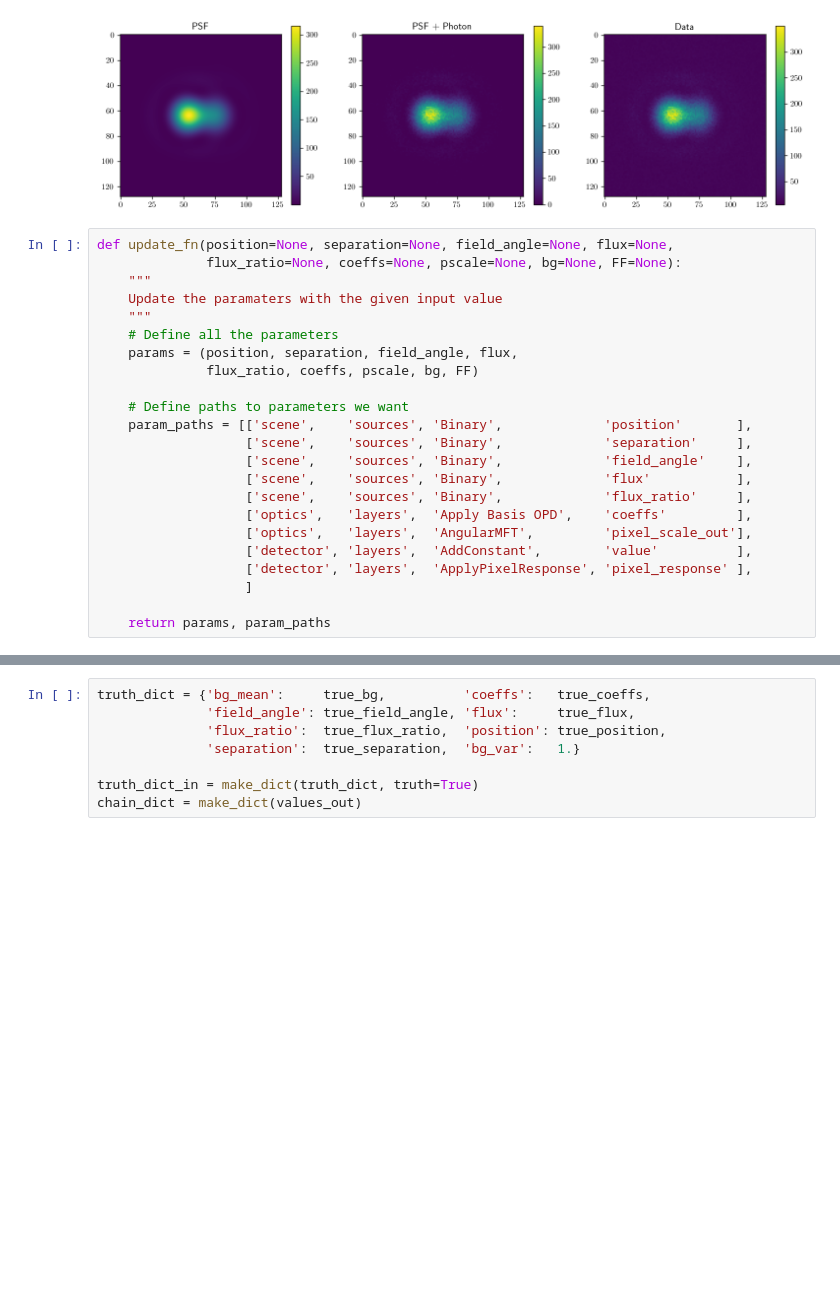
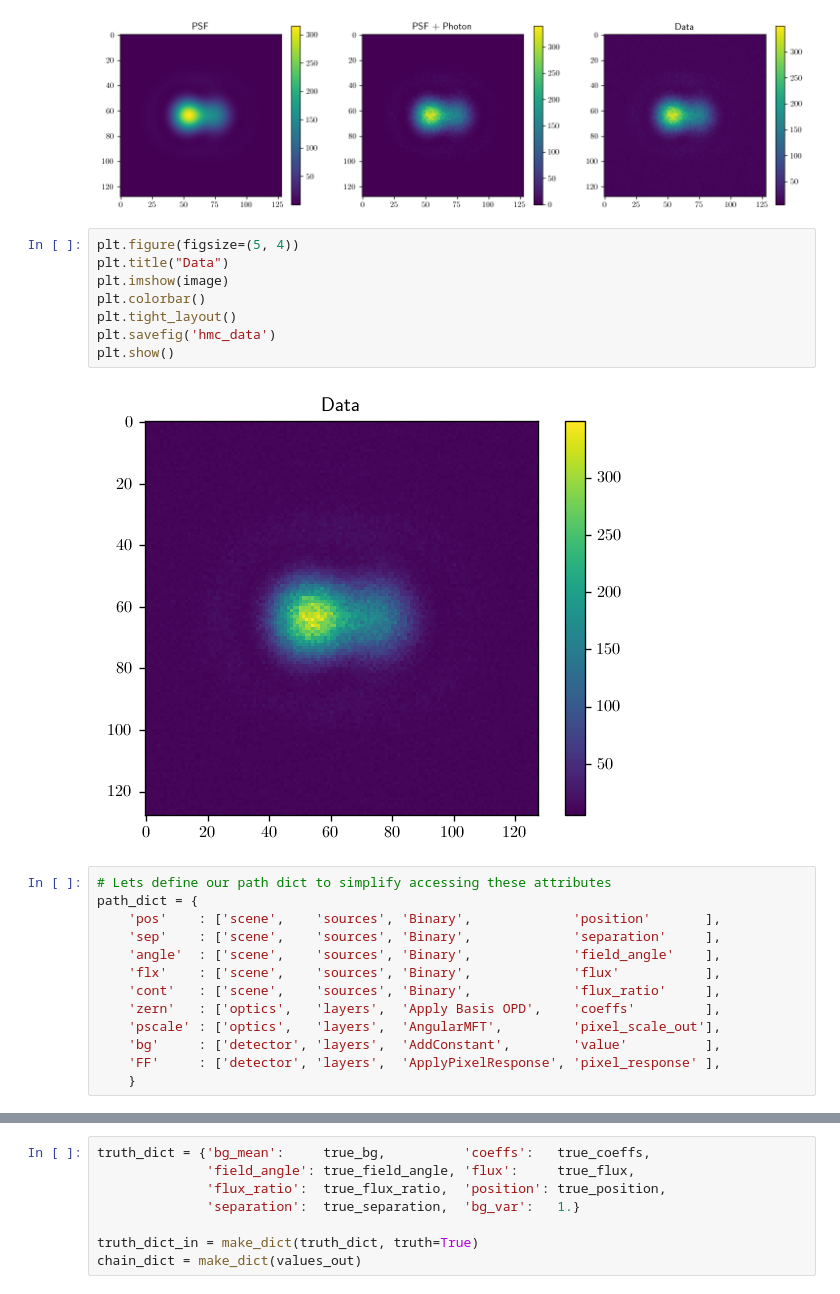
Before and after one commit to LouisDesdoigts/dLux, a Jupyter notebook: dLux/dev/dLux_HMC.ipynb, the cells around one changed output, grey strips where cells are left out. Drawn from its saved outputs; the diff is of its cells as text; blank space fills up the shorter version.

```diff
--- a/dLux/dev/dLux_HMC.ipynb
+++ b/dLux/dev/dLux_HMC.ipynb
@@ -124,27 +124,27 @@ plt.colorbar()
 plt.show()
 # %% [output]
 [figure]
+# %%
+plt.figure(figsize=(5, 4))
+plt.title("Data")
+plt.imshow(image)
+plt.colorbar()
+plt.tight_layout()
+plt.savefig('hmc_data')
+plt.show()
+# %% [output]
+[figure, added]
 # %%
-def update_fn(position=None, separation=None, field_angle=None, flux=None,
-              flux_ratio=None, coeffs=None, pscale=None, bg=None, FF=None):
-    """
-    Update the paramaters with the given input value
-    """
-    # Define all the parameters
-    params = (position, separation, field_angle, flux,
-              flux_ratio, coeffs, pscale, bg, FF)
-
-    # Define paths to parameters we want
-    param_paths = [['scene',    'sources', 'Binary',             'position'       ],
-                   ['scene',    'sources', 'Binary',             'separation'     ],
-                   ['scene',    'sources', 'Binary',             'field_angle'    ],
-                   ['scene',    'sources', 'Binary',             'flux'           ],
-                   ['scene',    'sources', 'Binary',             'flux_ratio'     ],
-                   ['optics',   'layers',  'Apply Basis OPD',    'coeffs'         ],
-                   ['optics',   'layers',  'AngularMFT',         'pixel_scale_out'],
-                   ['detector', 'layers',  'AddConstant',        'value'          ],
-                   ['detector', 'layers',  'ApplyPixelResponse', 'pixel_response' ],
-                   ]
-
-    return params, param_paths
+# Lets define our path dict to simplify accessing these attributes
+path_dict = {
+    'pos'    : ['scene',    'sources', 'Binary',             'position'       ],
+    'sep'    : ['scene',    'sources', 'Binary',             'separation'     ],
+    'angle'  : ['scene',    'sources', 'Binary',             'field_angle'    ],
+    'flx'    : ['scene',    'sources', 'Binary',             'flux'           ],
+    'cont'   : ['scene',    'sources', 'Binary',             'flux_ratio'     ],
+    'zern'   : ['optics',   'layers',  'Apply Basis OPD',    'coeffs'         ],
+    'pscale' : ['optics',   'layers',  'AngularMFT',         'pixel_scale_out'],
+    'bg'     : ['detector', 'layers',  'AddConstant',        'value'          ],
+    'FF'     : ['detector', 'layers',  'ApplyPixelResponse', 'pixel_response' ],
+    }
 # %%
```
Also changed, not shown: parts of 5 cells of this notebook, 2 other files.
